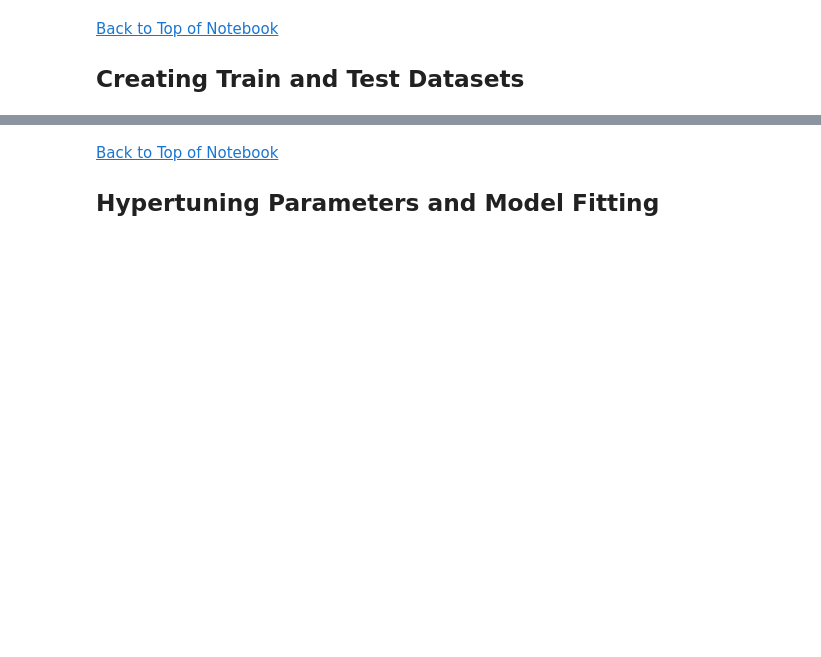
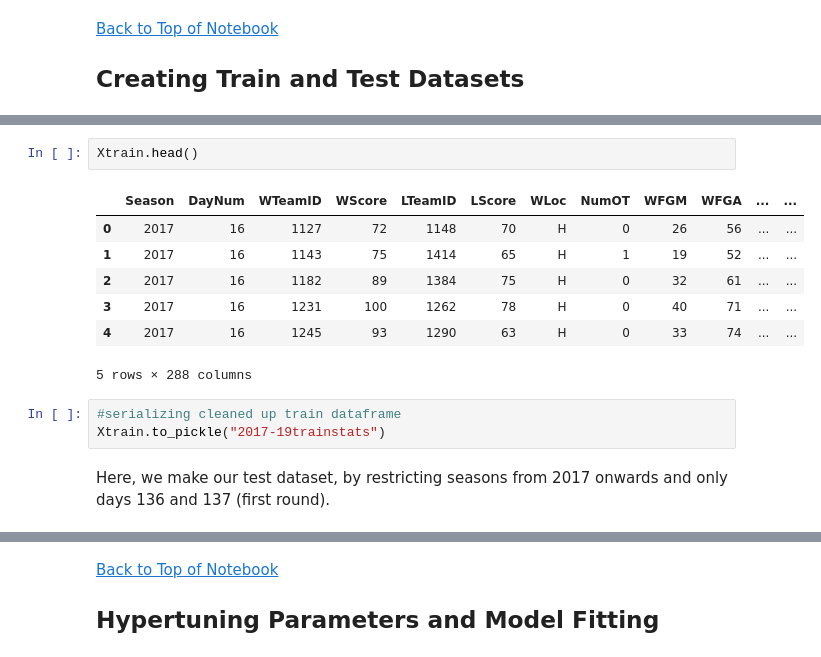
Before and after one commit to ajain1017/dsc-mod-5-project-online-ds-pt-081219, a Jupyter notebook: project_files/index.ipynb, the cells around one changed output, grey strips where cells are left out. Saved outputs shown, nothing was run; the diff lists cells and outputs as text; blank space fills up the shorter version.

```diff
--- a/project_files/index.ipynb
+++ b/project_files/index.ipynb
@@ -2162,0 +1644,15 @@ y_test = pd.read_pickle("y_test.pkl")
+# %%
+Xtrain.head()
+# %% [output]
+|  | Season | DayNum | WTeamID | WScore | LTeamID | LScore | WLoc | NumOT | WFGM | WFGA | ... | ... |
+| 0 | 2017 | 16 | 1127 | 72 | 1148 | 70 | H | 0 | 26 | 56 | ... | ... |
+| 1 | 2017 | 16 | 1143 | 75 | 1414 | 65 | H | 1 | 19 | 52 | ... | ... |
+| 2 | 2017 | 16 | 1182 | 89 | 1384 | 75 | H | 0 | 32 | 61 | ... | ... |
+| 3 | 2017 | 16 | 1231 | 100 | 1262 | 78 | H | 0 | 40 | 71 | ... | ... |
+| 4 | 2017 | 16 | 1245 | 93 | 1290 | 63 | H | 0 | 33 | 74 | ... | ... |
+5 rows × 288 columns
+# %%
+#serializing cleaned up train dataframe
+Xtrain.to_pickle("2017-19trainstats")
+# %% [markdown]
+Here, we make our test dataset, by restricting seasons from 2017 onwards and only days 136 and 137 (first round).
```
Also changed, not shown: parts of 166 cells of this notebook, 6 other files.
